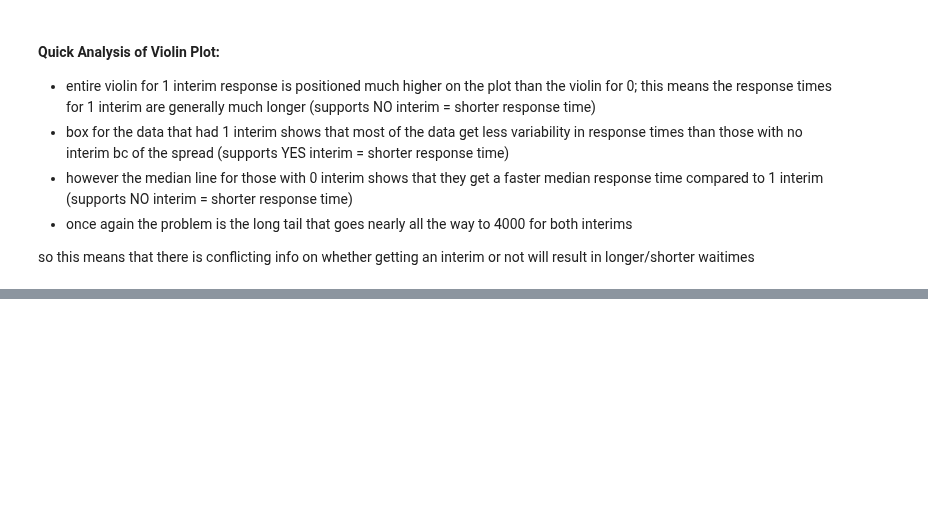
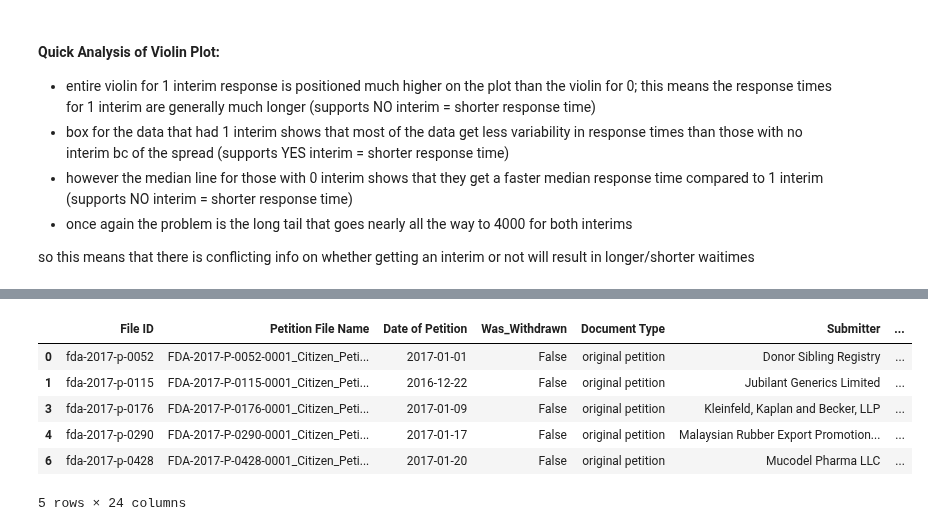
Before and after one commit to aanht/ucb-fda-citizen-project, a Jupyter notebook: FDA_Citizen_Visualizations.ipynb, the cells around one changed output, grey strips where cells are left out. Saved outputs shown, nothing was run; the diff lists cells and outputs as text; code cells hidden in the pictures; blank space fills up the shorter version.

```diff
--- a/FDA_Citizen_Visualizations.ipynb
+++ b/FDA_Citizen_Visualizations.ipynb
@@ -341,0 +390,11 @@ no_decision_df
+# %%
+# dataset that will be used
+exclude_withdrawals_petit.head()
+# %% [output]
+|  | File ID | Petition File Name | Date of Petition | Was_Withdrawn | Document Type | Submitter | ... |
+| 0 | fda-2017-p-0052 | FDA-2017-P-0052-0001_Citizen_Peti... | 2017-01-01 | False | original petition | Donor Sibling Registry | ... |
+| 1 | fda-2017-p-0115 | FDA-2017-P-0115-0001_Citizen_Peti... | 2016-12-22 | False | original petition | Jubilant Generics Limited | ... |
+| 3 | fda-2017-p-0176 | FDA-2017-P-0176-0001_Citizen_Peti... | 2017-01-09 | False | original petition | Kleinfeld, Kaplan and Becker, LLP | ... |
+| 4 | fda-2017-p-0290 | FDA-2017-P-0290-0001_Citizen_Peti... | 2017-01-17 | False | original petition | Malaysian Rubber Export Promotion... | ... |
+| 6 | fda-2017-p-0428 | FDA-2017-P-0428-0001_Citizen_Peti... | 2017-01-20 | False | original petition | Mucodel Pharma LLC | ... |
+5 rows × 24 columns
```
Also changed, not shown: parts of 17 cells of this notebook, 5 other files.
